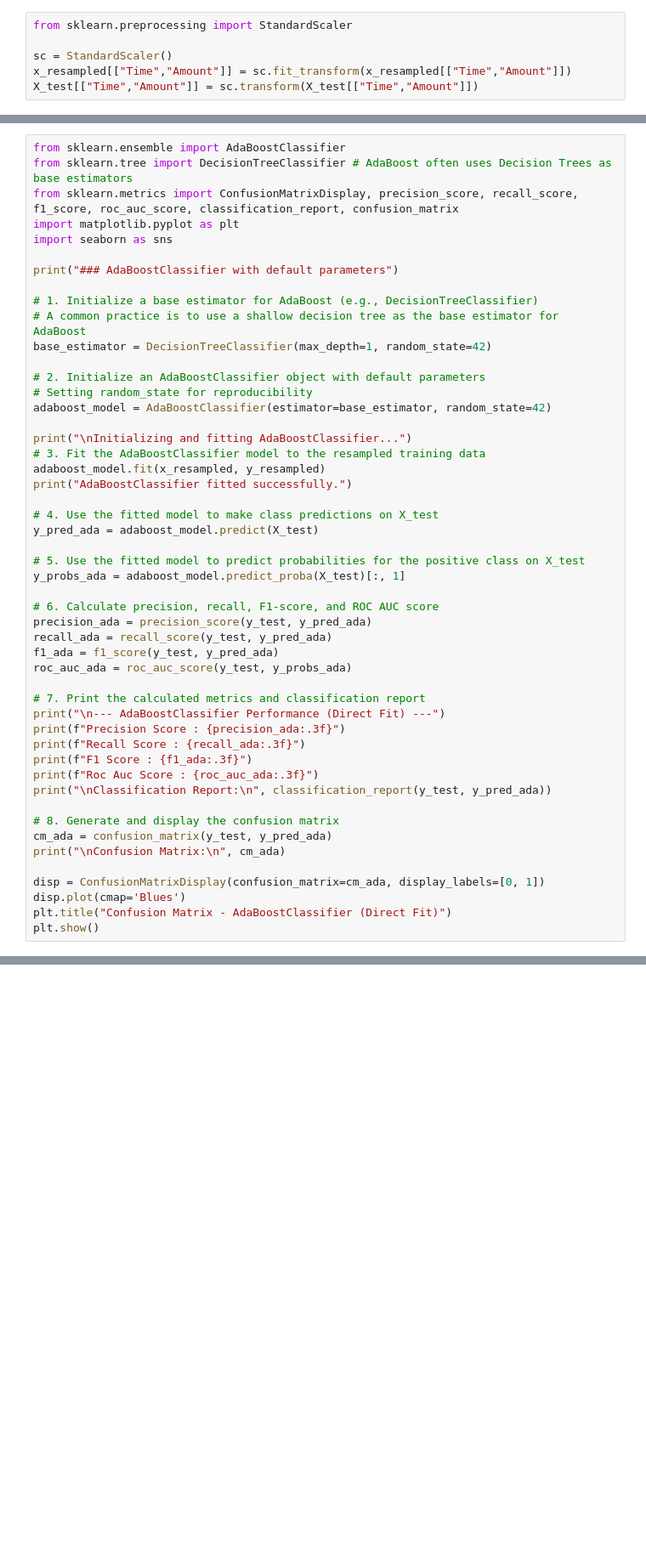
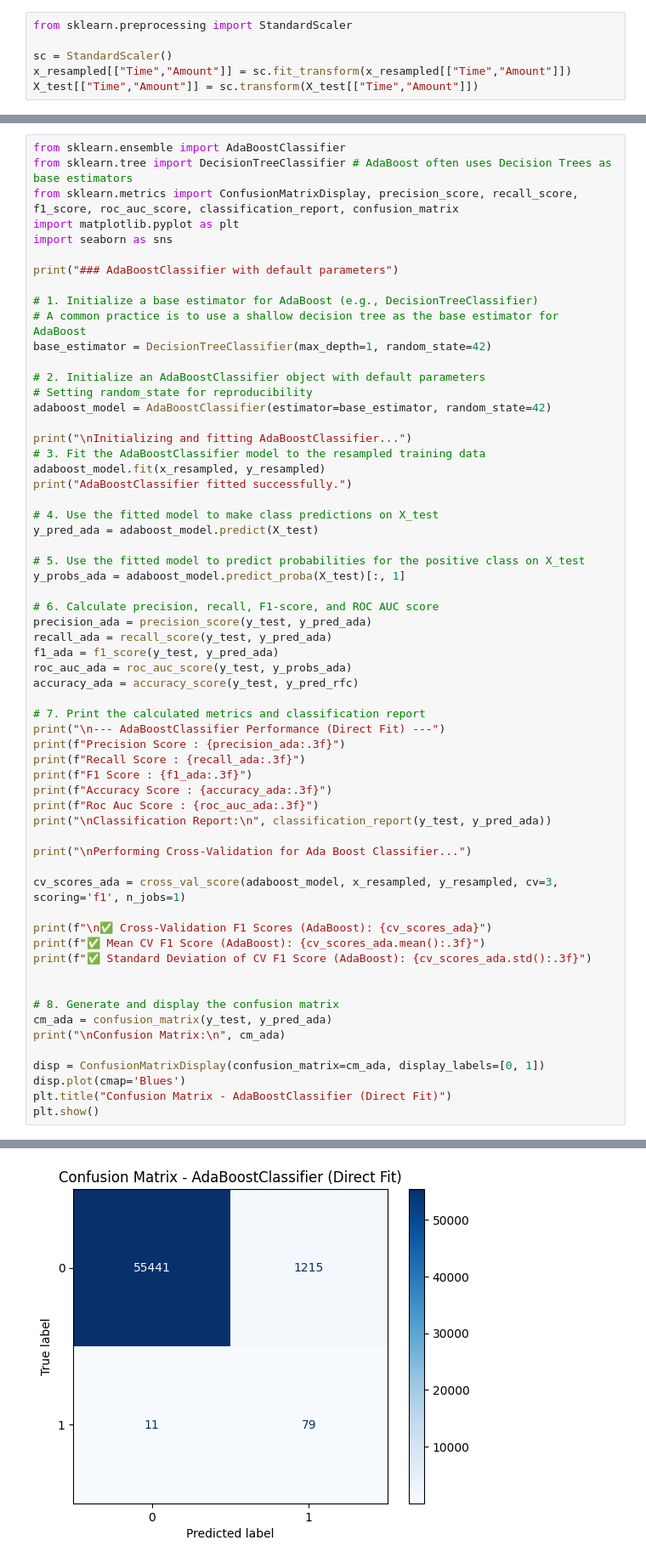
Before and after one commit to aswin-ar3669/MLA-Python-Learning, a Jupyter notebook: RA2512049015006_MLT_CT_Praticals_2.ipynb, the cells around one changed output, grey strips where cells are left out. Shown at 85% size. Saved outputs shown, nothing was run; the diff lists cells and outputs as text; blank space fills up the shorter version.

```diff
--- a/RA2512049015006_MLT_CT_Praticals_2.ipynb
+++ b/RA2512049015006_MLT_CT_Praticals_2.ipynb
@@ -303,14 +360,25 @@ precision_ada = precision_score(y_test, y_pred_ada)
 recall_ada = recall_score(y_test, y_pred_ada)
 f1_ada = f1_score(y_test, y_pred_ada)
 roc_auc_ada = roc_auc_score(y_test, y_probs_ada)
+accuracy_ada = accuracy_score(y_test, y_pred_rfc)
 
 # 7. Print the calculated metrics and classification report
 print("\n--- AdaBoostClassifier Performance (Direct Fit) ---")
 print(f"Precision Score : {precision_ada:.3f}")
 print(f"Recall Score : {recall_ada:.3f}")
 print(f"F1 Score : {f1_ada:.3f}")
+print(f"Accuracy Score : {accuracy_ada:.3f}")
 print(f"Roc Auc Score : {roc_auc_ada:.3f}")
 print("\nClassification Report:\n", classification_report(y_test, y_pred_ada))
+
+print("\nPerforming Cross-Validation for Ada Boost Classifier...")
+
+cv_scores_ada = cross_val_score(adaboost_model, x_resampled, y_resampled, cv=3, scoring='f1', n_jobs=1)
+
+print(f"\n✅ Cross-Validation F1 Scores (AdaBoost): {cv_scores_ada}")
+print(f"✅ Mean CV F1 Score (AdaBoost): {cv_scores_ada.mean():.3f}")
+print(f"✅ Standard Deviation of CV F1 Score (AdaBoost): {cv_scores_ada.std():.3f}")
+
 
 # 8. Generate and display the confusion matrix
 cm_ada = confusion_matrix(y_test, y_pred_ada)
@@ -320,3 +388,4 @@ disp = ConfusionMatrixDisplay(confusion_matrix=cm_ada, display_labels=[0, 1])
 disp.plot(cmap='Blues')
 plt.title("Confusion Matrix - AdaBoostClassifier (Direct Fit)")
 plt.show()
+# %% [output]
@@ -323,3 +409,4 @@ plt.show()
+[figure, added]
 # %%
 from xgboost import XGBClassifier
 from sklearn.metrics import ConfusionMatrixDisplay, precision_score, recall_score, f1_score, roc_auc_score, classification_report, confusion_matrix
```
Also changed, not shown: parts of 8 cells of this notebook.
